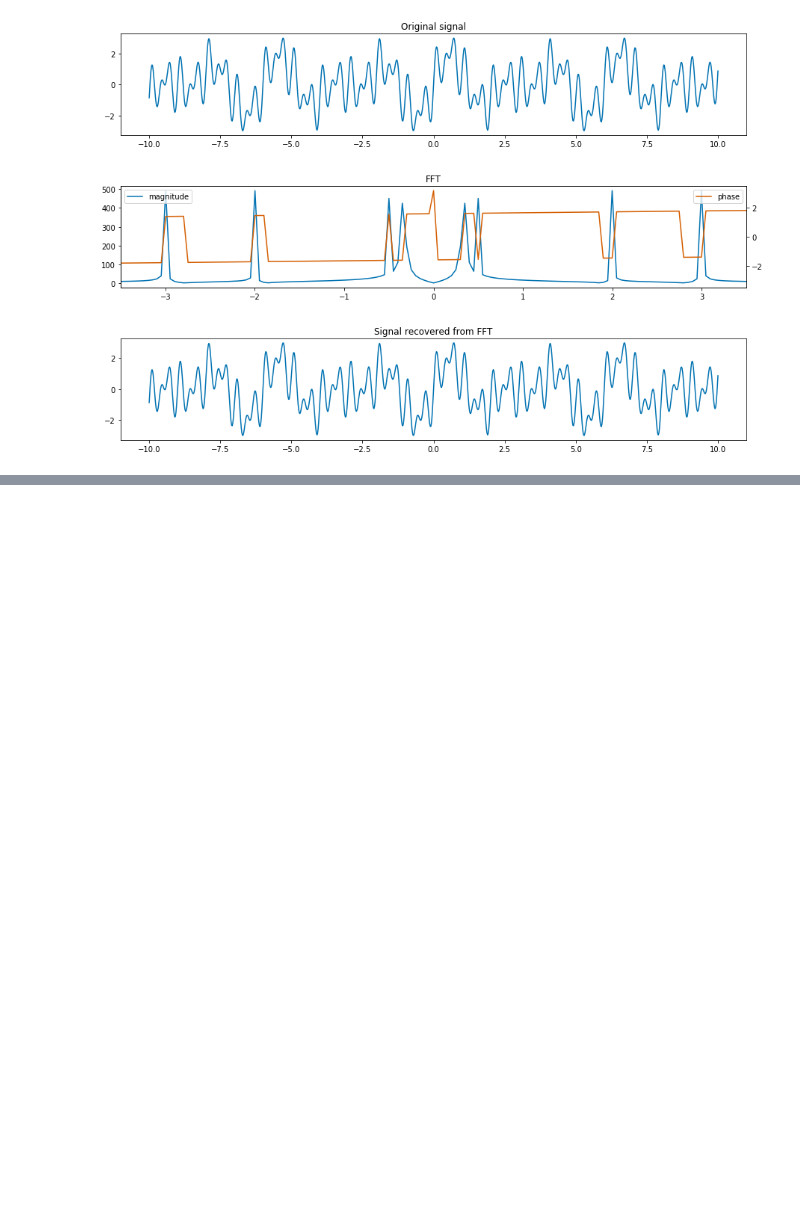
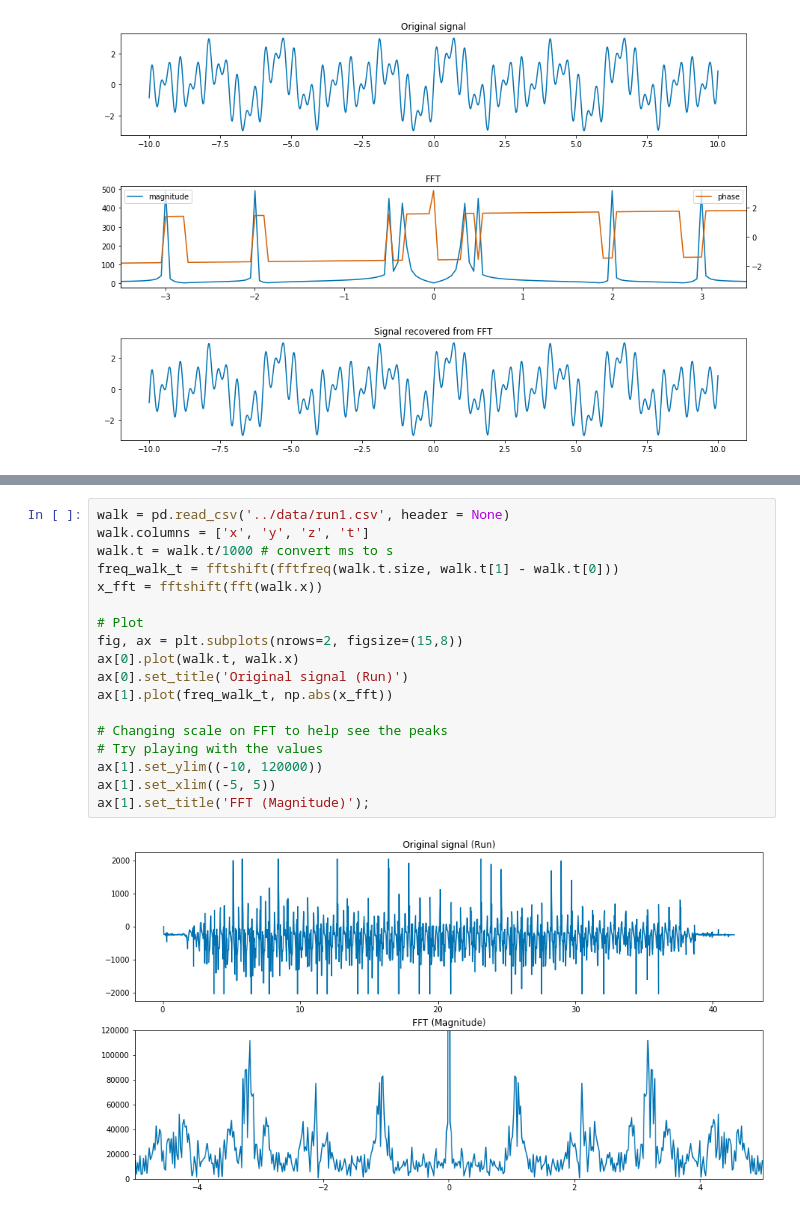
Before and after one commit to TheJacksonLaboratory/images-as-signals, a Jupyter notebook: lessons/2-Fourier_Transform.ipynb, the cells around one changed output, grey strips where cells are left out. Cells and saved outputs as stored; diff of their text form; blank space fills up the shorter version.

```diff
--- a/lessons/2-Fourier_Transform.ipynb
+++ b/lessons/2-Fourier_Transform.ipynb
@@ -192,0 +190,20 @@ Now lets take a look at an example of signals taken from an accelerometer during
+# %%
+walk = pd.read_csv('../data/run1.csv', header = None)
+walk.columns = ['x', 'y', 'z', 't']
+walk.t = walk.t/1000 # convert ms to s
+freq_walk_t = fftshift(fftfreq(walk.t.size, walk.t[1] - walk.t[0]))
+x_fft = fftshift(fft(walk.x))
+
+# Plot
+fig, ax = plt.subplots(nrows=2, figsize=(15,8))
+ax[0].plot(walk.t, walk.x)
+ax[0].set_title('Original signal (Run)')
+ax[1].plot(freq_walk_t, np.abs(x_fft))
+
+# Changing scale on FFT to help see the peaks
+# Try playing with the values
+ax[1].set_ylim((-10, 120000))
+ax[1].set_xlim((-5, 5))
+ax[1].set_title('FFT (Magnitude)');
+# %% [output]
+[figure, added]
```
Also changed, not shown: parts of 6 cells of this notebook.
